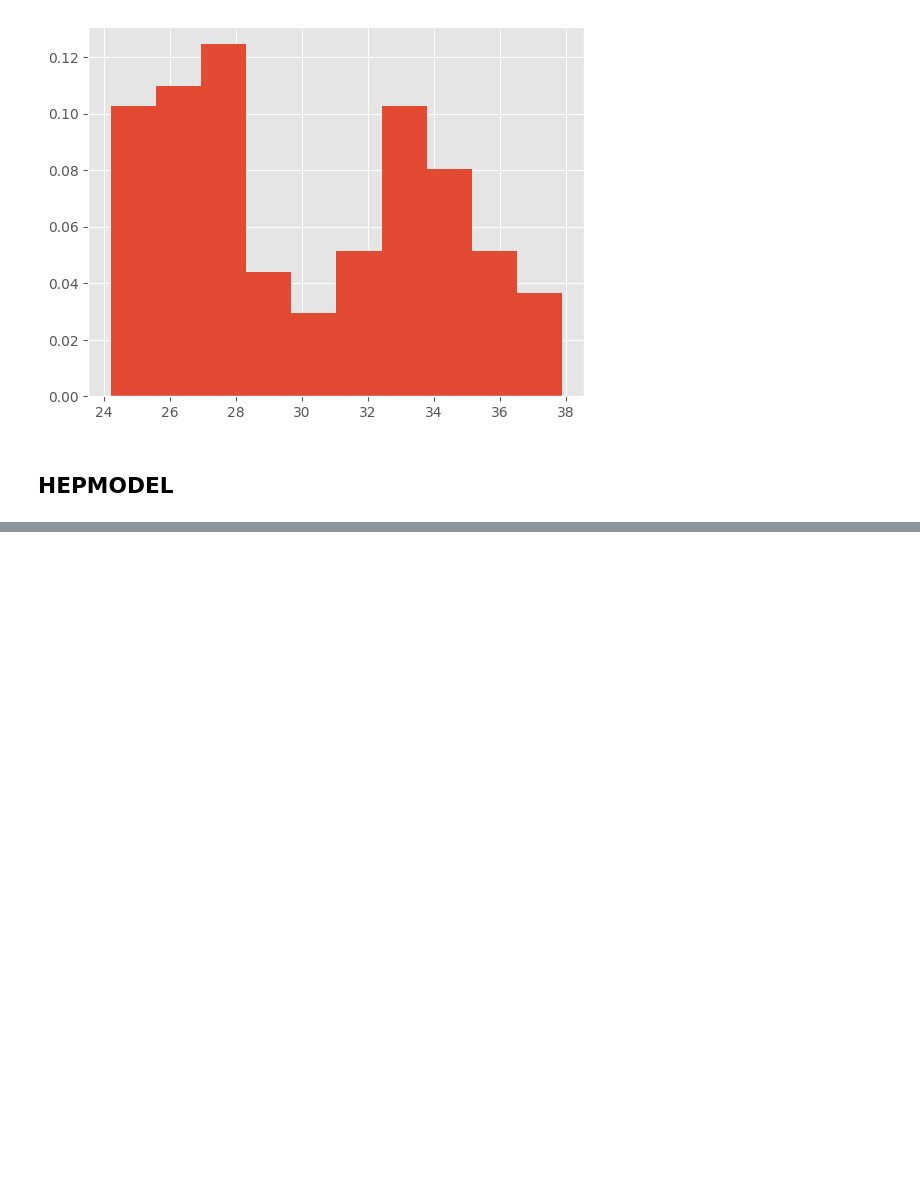
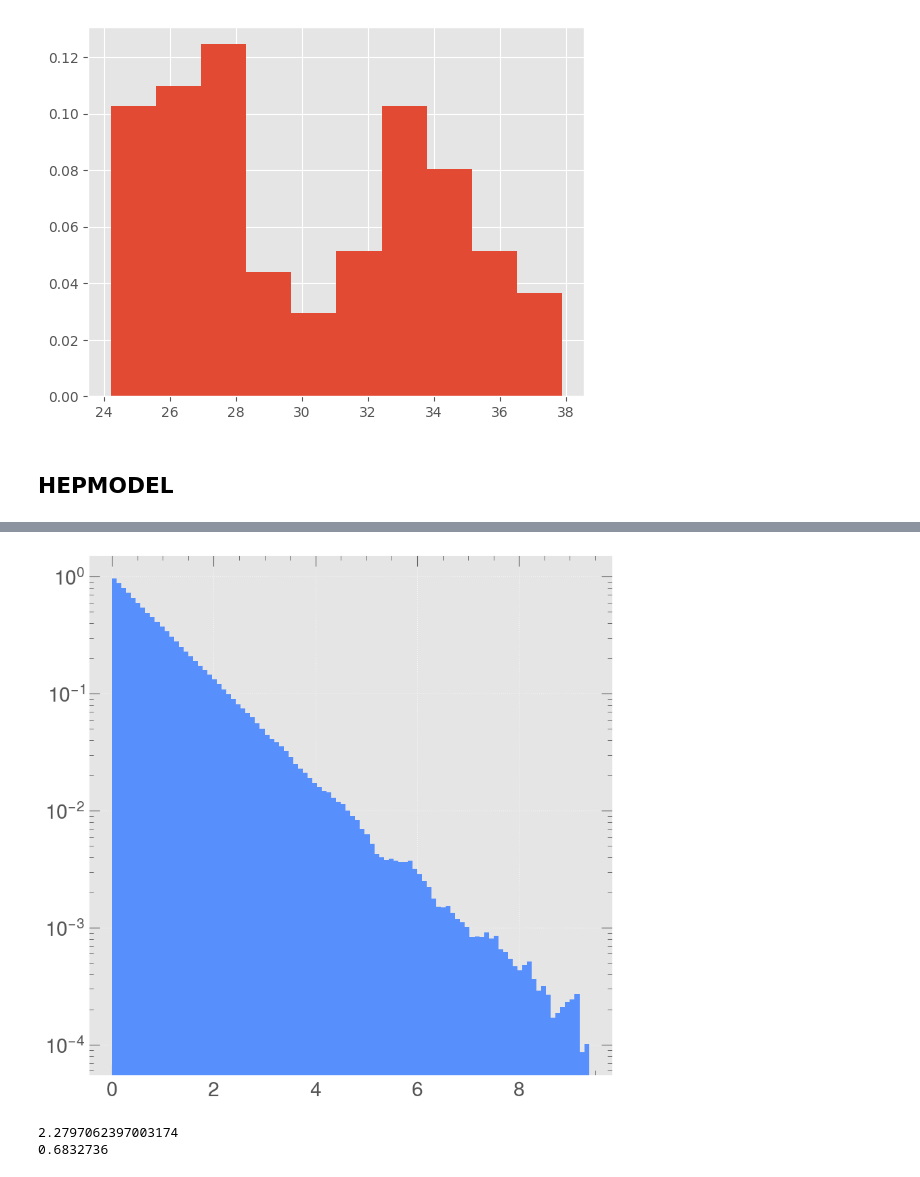
Before and after one commit to PietroCappelli/NPLM-Falkon, a Jupyter notebook: 1D_notebook.ipynb, the cells around one changed output, grey strips where cells are left out. Saved outputs shown, nothing was run; the diff lists cells and outputs as text; code cells hidden in the pictures; blank space fills up the shorter version.

```diff
--- a/1D_notebook.ipynb
+++ b/1D_notebook.ipynb
@@ -352,11 +363,13 @@ from LogFalkonHep import LogFalkonHEPModel
 # %%
 model_parameters = {
-    'sigma' : 2.0, # kernel lengthscale
-    'penalty_list' : [1e-7], # list of regularization parameters,
-    'iter_list' : [100000], #list of number of CG iterations,
+    'sigma' : 2.2, # kernel lengthscale
+    'penalty_list' : [1e-10], # list of regularization parameters,
+    'iter_list' : [10_000], #list of number of CG iterations,
     'M' : 3000, #number of Nystrom centers,
-    'keops_active': "auto", # optional, if it is used, pyKeOPS is used to speed-up computations
-    'seed' : None # (int or None), the model seed (used for Nystrom center selection) is manually set.
+    'keops_active': "no", # optional, if it is used, pyKeOPS is used to speed-up computations
+    'seed' : None, # (intor None), the model seed (used for Nystrom center selection) is manually set.
+    'cg_tol' : np.sqrt(1e-5), # CG tolerance
+    'use_cpu' : False # if falkon will be executed in cpu (optional, default False)
  }
 
 data_params = {
@@ -375,0 +479,14 @@ KeyboardInterrupt:
+# %%
+distances = pairwise_distances(data, metric='l2')
+# %%
+plt.hist(distances.ravel(), bins=100, density=True)
+plt.yscale('log')
+plt.show()
+# %% [output]
+[figure, added]
+# %%
+print(np.quantile(distances, 0.90))
+print(np.median(distances))
+# %% [output]
+2.2797062397003174
+0.6832736
```
Also changed, not shown: parts of 16 cells of this notebook, 4 other files.
